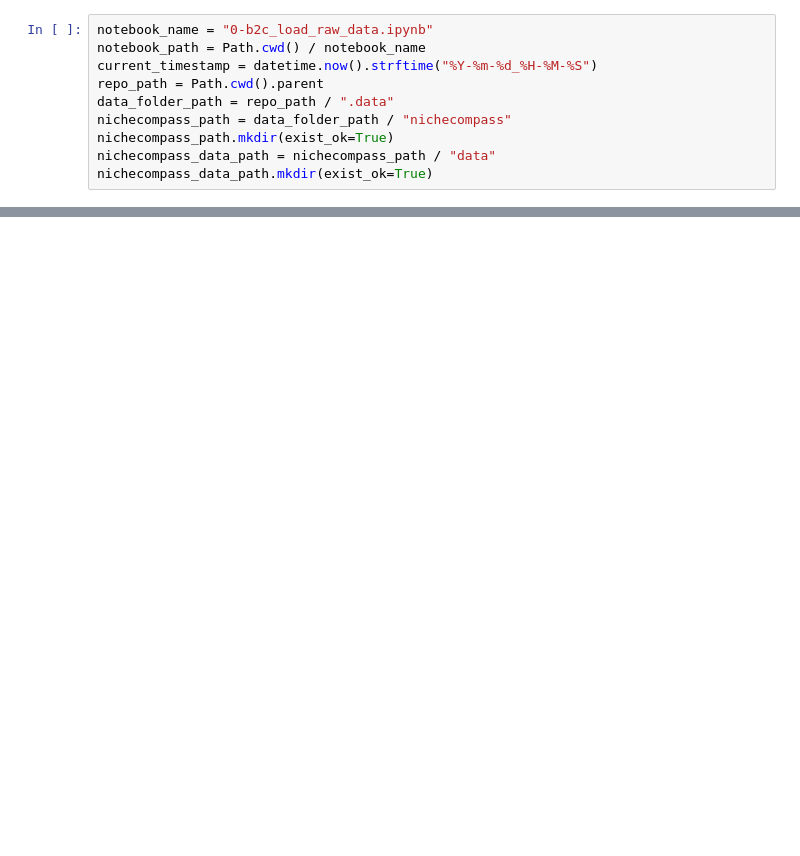
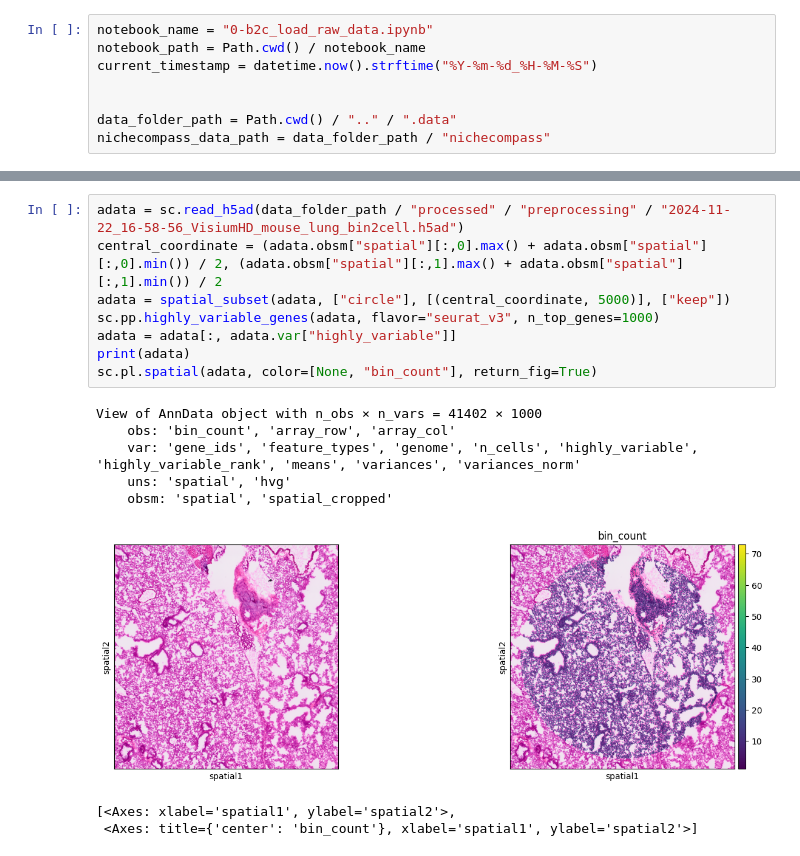
Before and after one commit to Talavera-Lopez-Lab/SocialNichesHD, a Jupyter notebook: 0-Preprocessing/2-NicheCompass.ipynb, the cells around one changed output, grey strips where cells are left out. Saved outputs shown, nothing was run; the diff lists cells and outputs as text; blank space fills up the shorter version.

Commit message:
nichecompass works now

```diff
--- a/0-Preprocessing/2-NicheCompass.ipynb
+++ b/0-Preprocessing/2-NicheCompass.ipynb
@@ -41,9 +42,7 @@ def create_folders(base_path: str, structure: dict, current_path: Union[str, Pat
 notebook_name = "0-b2c_load_raw_data.ipynb"
 notebook_path = Path.cwd() / notebook_name
 current_timestamp = datetime.now().strftime("%Y-%m-%d_%H-%M-%S")
-repo_path = Path.cwd().parent
-data_folder_path = repo_path / ".data"
-nichecompass_path = data_folder_path / "nichecompass"
-nichecompass_path.mkdir(exist_ok=True)
-nichecompass_data_path = nichecompass_path / "data"
-nichecompass_data_path.mkdir(exist_ok=True)
+
+
+data_folder_path = Path.cwd() / ".." / ".data"
+nichecompass_data_path = data_folder_path / "nichecompass"
@@ -162,0 +86,17 @@ FileNotFoundError: [Errno 2] No such file or directory: '../../../data/gene_anno
+# %%
+adata = sc.read_h5ad(data_folder_path / "processed" / "preprocessing" / "2024-11-22_16-58-56_VisiumHD_mouse_lung_bin2cell.h5ad")
+central_coordinate = (adata.obsm["spatial"][:,0].max() + adata.obsm["spatial"][:,0].min()) / 2, (adata.obsm["spatial"][:,1].max() + adata.obsm["spatial"][:,1].min()) / 2
+adata = spatial_subset(adata, ["circle"], [(central_coordinate, 5000)], ["keep"])
+sc.pp.highly_variable_genes(adata, flavor="seurat_v3", n_top_genes=1000)
+adata = adata[:, adata.var["highly_variable"]]
+print(adata)
+sc.pl.spatial(adata, color=[None, "bin_count"], return_fig=True)
+# %% [output]
+View of AnnData object with n_obs × n_vars = 41402 × 1000
+    obs: 'bin_count', 'array_row', 'array_col'
+    var: 'gene_ids', 'feature_types', 'genome', 'n_cells', 'highly_variable', 'highly_variable_rank', 'means', 'variances', 'variances_norm'
+    uns: 'spatial', 'hvg'
+    obsm: 'spatial', 'spatial_cropped'
+[figure, added]
+[<Axes: xlabel='spatial1', ylabel='spatial2'>,
+ <Axes: title={'center': 'bin_count'}, xlabel='spatial1', ylabel='spatial2'>]
```
Also changed, not shown: parts of 21 cells of this notebook.
